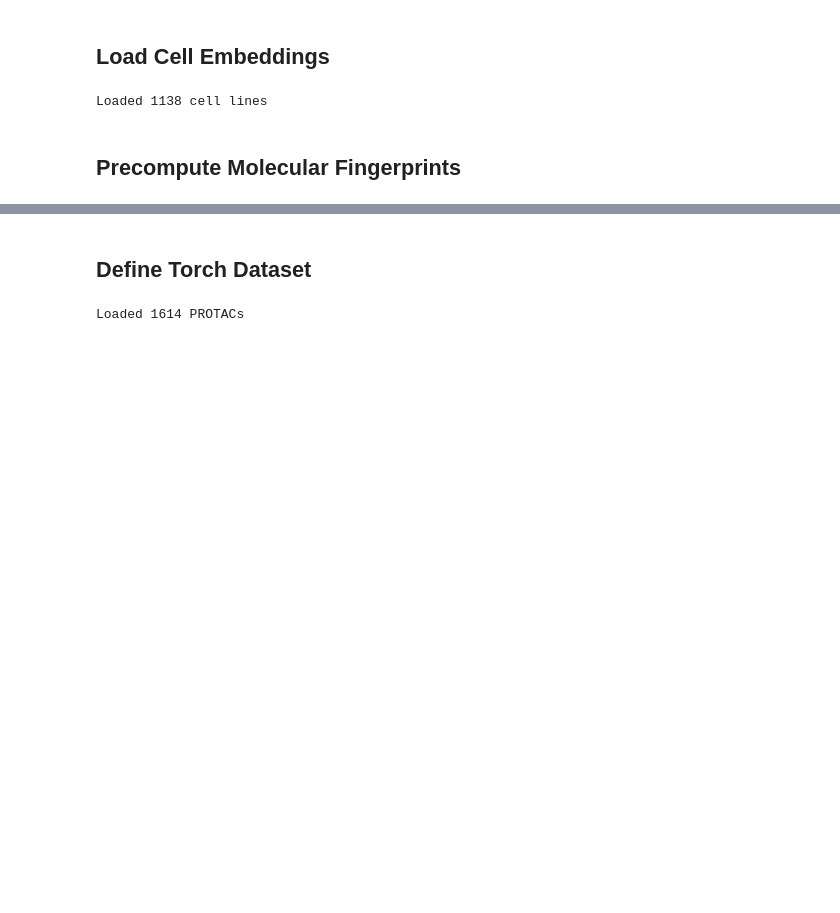
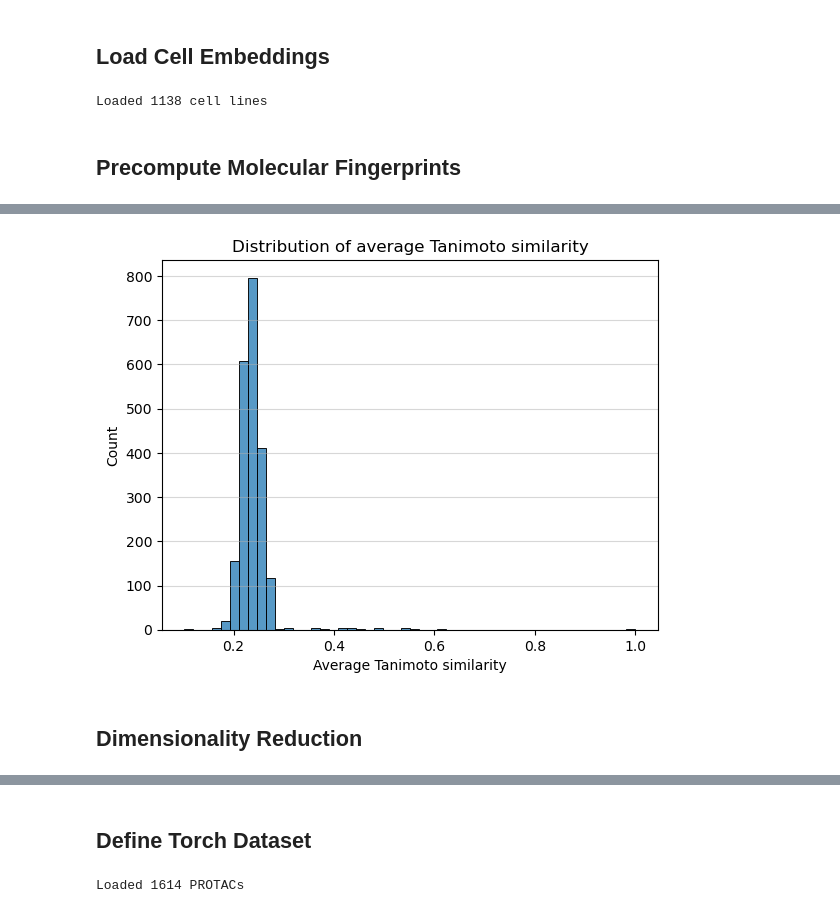
Before and after one commit to ribesstefano/PROTAC-Degradation-Predictor, a Jupyter notebook: notebooks/protac_degradation_predictor.ipynb, the cells around one changed output, grey strips where cells are left out. Saved outputs shown, nothing was run; the diff lists cells and outputs as text; code cells hidden in the pictures; blank space fills up the shorter version.

```diff
--- a/notebooks/protac_degradation_predictor.ipynb
+++ b/notebooks/protac_degradation_predictor.ipynb
@@ -13,6 +13,9 @@ protac_df.head()
 | 3 | 4 | Q07817 | Cc1ncsc1-c1ccc([C@H](C)NC(=O)[C@@... | VHL | InChI=1S/C76H94ClF3N10O10S4/c1-50... | FNKQAGMHNFFSEI-DTTPTBRMSA-N | 1528.363 | 104 | ... |
 | 4 | 5 | Q07817 | Cc1ncsc1-c1ccc([C@H](C)NC(=O)[C@@... | VHL | InChI=1S/C77H96ClF3N10O10S4/c1-51... | PXVFFBGSTYQHRO-REQIQPEASA-N | 1542.390 | 105 | ... |
 5 rows × 34 columns
+# %%
+# Map E3 Ligase Iap to IAP
+protac_df['E3 Ligase'] = protac_df['E3 Ligase'].str.replace('Iap', 'IAP')
 # %%
 protac_df.columns
 # %% [output]
@@ -114,9 +124,33 @@ from rdkit import Chem
 from rdkit.Chem import AllChem
 from rdkit.Chem import Draw
 
+morgan_radius = 10
+n_bits = 1024
+
+# fpgen = AllChem.GetRDKitFPGenerator(maxPath=10, fpSize=n_bits)
+# fpgen = AllChem.GetAtomPairGenerator()
+fpgen = AllChem.GetMorganGenerator(radius=morgan_radius, fpSize=n_bits)
+
 smiles2fp = {}
 for smiles in tqdm(protac_df['Smiles'].unique().tolist(), desc='Precomputing fingerprints'):
-    mol = Chem.MolFromSmiles(smiles)
-    fp = AllChem.GetMorganFingerprintAsBitVect(mol, 4, nBits=1024)
-    fp = np.array(fp)
+    # Get the fingerprint as a bit vector
+    fp = fpgen.GetFingerprint(Chem.MolFromSmiles(smiles))
     smiles2fp[smiles] = fp
+# %%
+# Get the pair-wise tanimoto similarity between the PROTAC fingerprints
+from rdkit import DataStructs
+from collections import defaultdict
+
+tanimoto_matrix = defaultdict(list)
+for i, smiles1 in enumerate(tqdm(protac_df['Smiles'].unique(), desc='Computing Tanimoto similarity')):
+    fp1 = smiles2fp[smiles1]
+    # TODO: Use BulkTanimotoSimilarity
+    for j, smiles2 in enumerate(protac_df['Smiles'].unique()):
+        if j < i:
+            continue
+        fp2 = smiles2fp[smiles2]
+        tanimoto_dist = DataStructs.TanimotoSimilarity(fp1, fp2)
+        tanimoto_matrix[smiles1].append(tanimoto_dist)
+avg_tanimoto = {k: np.mean(v) for k, v in tanimoto_matrix.items()}
+protac_df['Avg Tanimoto'] = protac_df['Smiles'].map(avg_tanimoto)
+protac_df['Avg Tanimoto'].describe()
@@ -122,0 +167,13 @@ for smiles in tqdm(protac_df['Smiles'].unique().tolist(), desc='Precomputing fin
+# %%
+# Plot the distribution of the average Tanimoto similarity
+import seaborn as sns
+import matplotlib.pyplot as plt
+
+sns.histplot(protac_df['Avg Tanimoto'], bins=50)
+plt.xlabel('Average Tanimoto similarity')
+plt.ylabel('Count')
+plt.title('Distribution of average Tanimoto similarity')
+plt.grid(axis='y', alpha=0.5)
+plt.show()
+# %% [output]
+[figure, added]
@@ -122,0 +182,2 @@ for smiles in tqdm(protac_df['Smiles'].unique().tolist(), desc='Precomputing fin
+# %% [markdown]
+## Dimensionality Reduction
```
Also changed, not shown: parts of 29 cells of this notebook.
